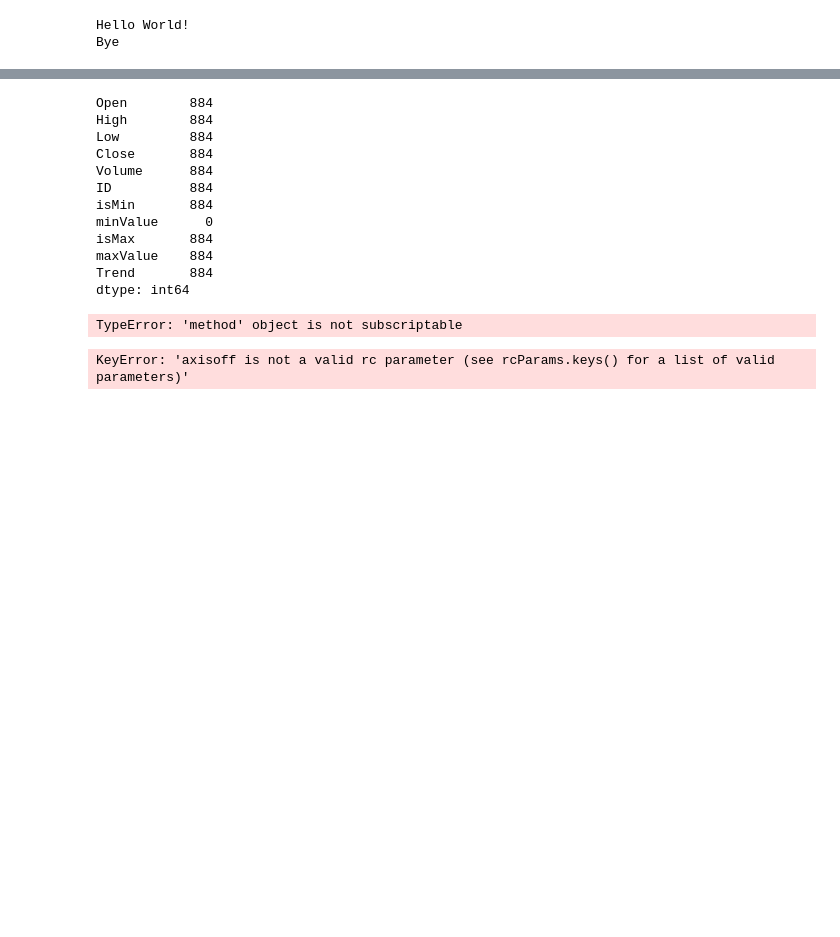
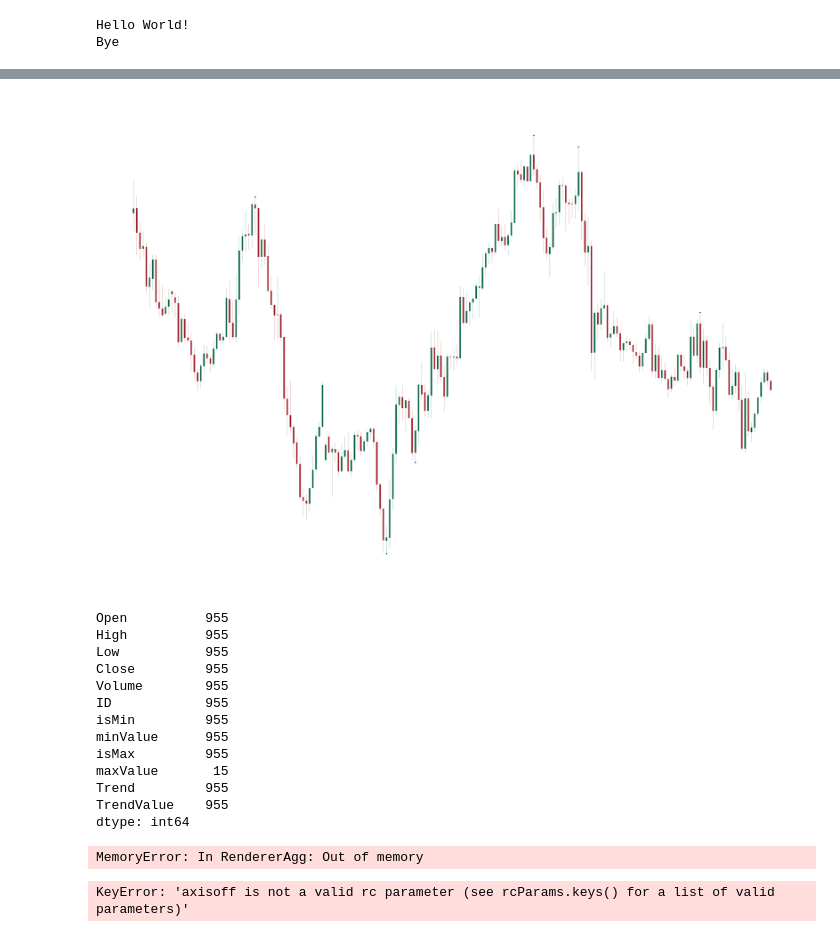
Before and after one commit to Mehrnoushhk/DeepLearning, a Jupyter notebook: PinAI.ipynb, the cells around one changed output, grey strips where cells are left out. Saved outputs shown, nothing was run; the diff lists cells and outputs as text; code cells hidden in the pictures; blank space fills up the shorter version.

```diff
--- a/PinAI.ipynb
+++ b/PinAI.ipynb
@@ -42,4 +43,4 @@ mpl.plot(data.iloc[data.shape[0]-100: data.shape[0],:], type= 'candle', style= '
 # %%
 columnsNames= data.columns
-data = data.reindex(columns = data.columns.tolist() + ['Trend'])
+data = data.reindex(columns = data.columns.tolist() + ['Trend', 'TrendValue'])
 # %%
@@ -48,39 +52,47 @@ data= nextTrend(data)
+# %%
+adp= mpl.make_addplot(data.iloc[data.shape[0]-200:, 11], type= 'scatter', markersize= 200)
+mpl.plot(data.iloc[data.shape[0]-200: data.shape[0],:], type= 'candle', style= 'charles', figscale=6, addplot= adp, axisoff= True)
+# %% [output]
+[figure, added]
 # %%
-data.loc[data['Trend'] == -1].count()
+data.loc[data['Trend'] == 1].count()
 # %% [output]
-Open        884
-High        884
-Low         884
-Close       884
-Volume      884
-ID          884
-isMin       884
-minValue      0
-isMax       884
-maxValue    884
-Trend       884
+Open          955
+High          955
+Low           955
+Close         955
+Volume        955
+ID            955
+isMin         955
+minValue      955
+isMax         955
+maxValue       15
+Trend         955
+TrendValue    955
 dtype: int64
 # %%
+%%time
 j= data.columns.get_loc('Trend')
 correction_counter= 1
 uptrend_counter= 1
 downtrend_counter= 1
-
-for i in range(100, 30):
-    if data.iloc[i,j] == 1:
-        upname= 'C:\\Users\\Maryam-Goli\\Documents\\CNN\\UpTrend'+'Uptrend'+ str(uptrend_counter)+ '.png'
-        mpl.plot(data.iloc[i-100:i, :], type= 'candle', style= 'charles', axisoff= True, savefig= upname)
-        uptrend_counter = uptrend_counter+ 1
-    elif data.iloc[i,j] == 0:
-        corname= 'C:\\Users\\Maryam-Goli\\Documents\\CNN\\Consolidation'+'Consolidation'+ str(correction_counter)+ '.png'
-        mpl.plot(data.iloc[i-100:i, :], type= 'candle', style= 'charles', axisoff= True, savefig= corname)
-        correction_counter= correction_counter+ 1
-    elif data.iloc[i, j] == -1:
-        downname= 'C:\\Users\\Maryam-Goli\\Documents\\CNN\\DownTrend'+'Downtrend'+ str(downtrend_counter)+ '.png'
-        mpl.plot(data.iloc[i-100:i, :], type= 'candle', style= 'charles', axisoff= True, savefig= downname)
-        downtrend_counter = downtrend_counter+ 1
+for k in range (200, data.shape[0], 100):
+    for i in range(100, k):
+        if data.iloc[i,j] == 1:
+            upname= 'C:\\Users\\Maryam-Goli\\Documents\\CNN\\UpTrend'+'Uptrend'+ str(uptrend_counter)+ '.png'
+            mpl.plot(data.iloc[i-100:i, :], type= 'candle', style= 'charles', axisoff= True, savefig= upname)
+            uptrend_counter = uptrend_counter+ 1
+        elif data.iloc[i,j] == 0:
+            corname= 'C:\\Users\\Maryam-Goli\\Documents\\CNN\\Consolidation'+'Consolidation'+ str(correction_counter)+ '.png'
+            mpl.plot(data.iloc[i-100:i, :], type= 'candle', style= 'charles', axisoff= True, savefig= corname)
+            correction_counter= correction_counter+ 1
+        elif data.iloc[i, j] == -1:
+            downname= 'C:\\Users\\Maryam-Goli\\Documents\\CNN\\DownTrend'+'Downtrend'+ str(downtrend_counter)+ '.png'
+            mpl.plot(data.iloc[i-100:i, :], type= 'candle', style= 'charles', axisoff= True, savefig= downname)
+            downtrend_counter = downtrend_counter+ 1
+    input('Press any key to countinue')
 # %% [output]
-TypeError: 'method' object is not subscriptable
+MemoryError: In RendererAgg: Out of memory
 # %%
 rcparams = {'axes.spines.bottom':False,
             'axes.spines.left':False,
```
Also changed, not shown: parts of 4 cells of this notebook, 1 other file.
